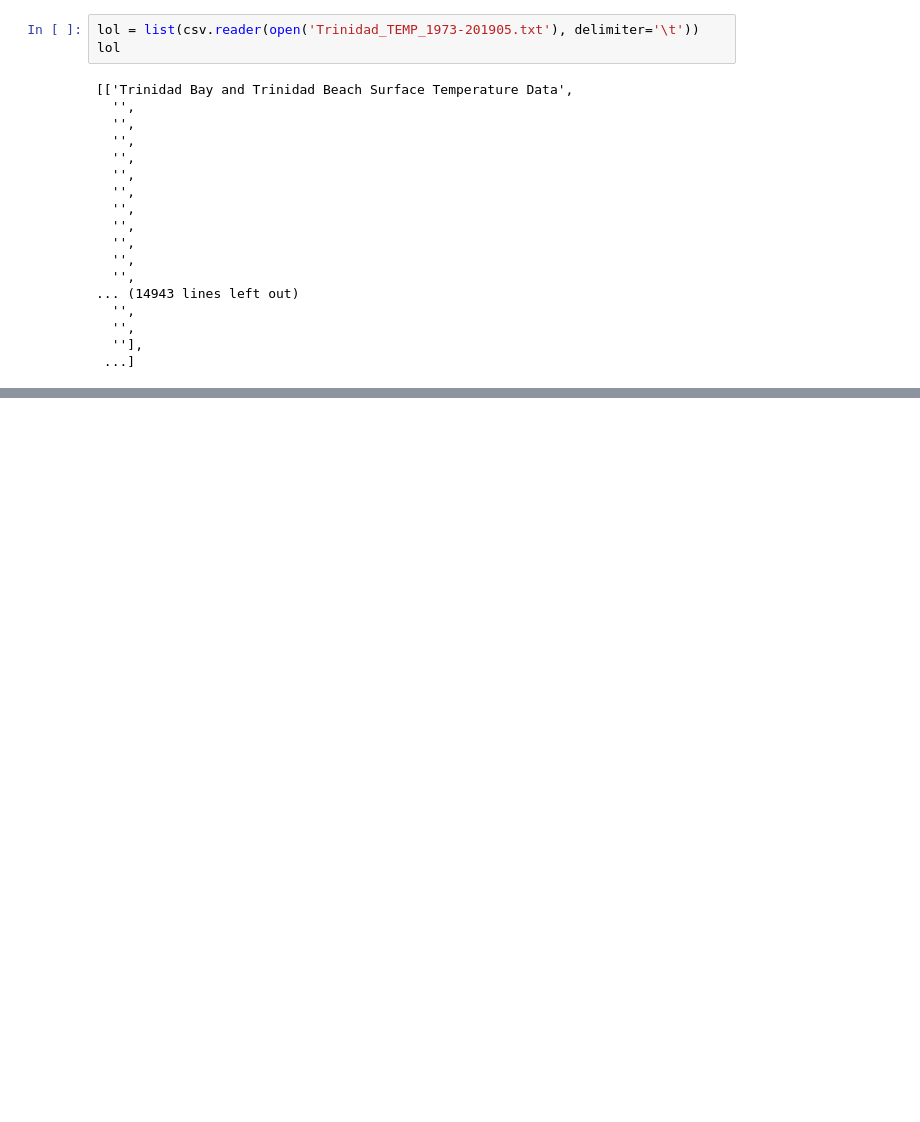
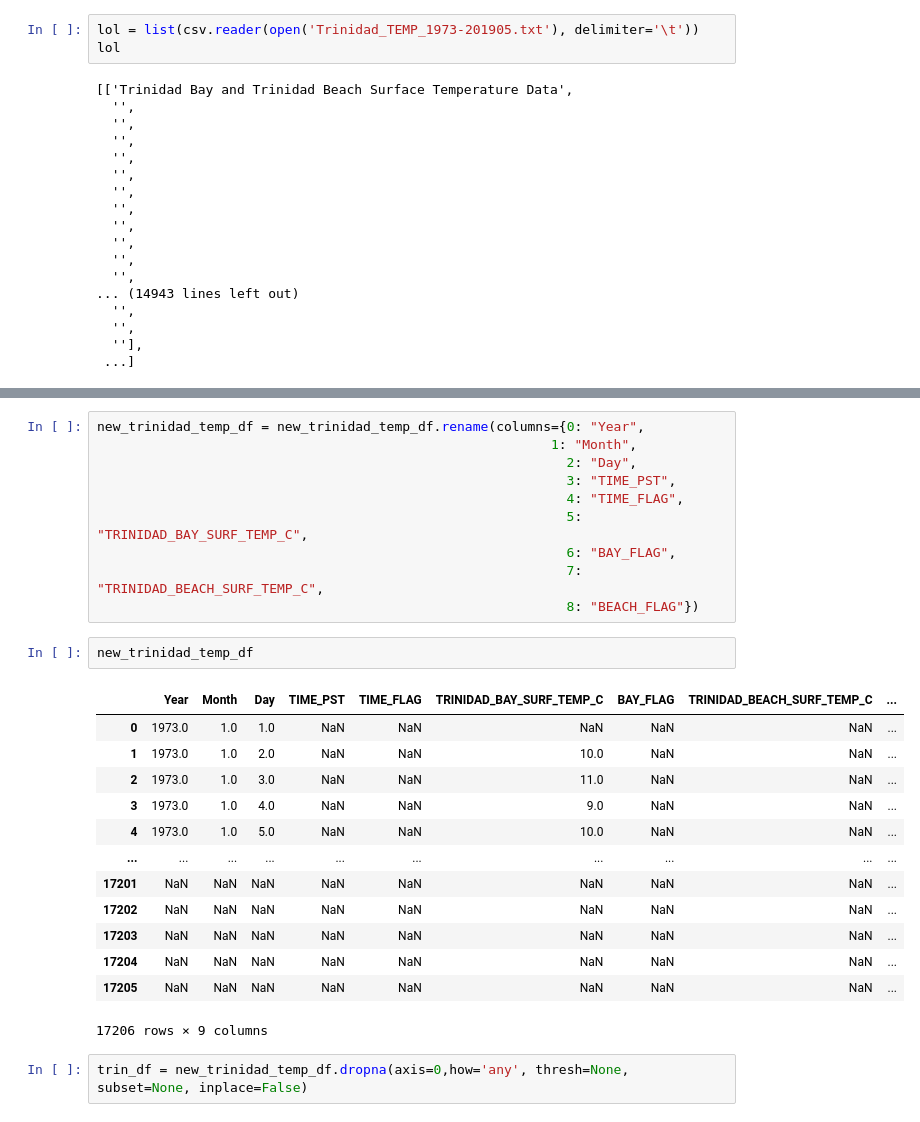
Before and after one commit to cynthiakellogg/california-ocean-temps, a Jupyter notebook: oceans_notebook.ipynb, the cells around one changed output, grey strips where cells are left out. Drawn from its saved outputs; the diff is of its cells as text; blank space fills up the shorter version.

```diff
--- a/oceans_notebook.ipynb
+++ b/oceans_notebook.ipynb
@@ -126,0 +144,28 @@ trinidad_temp_df
+# %%
+new_trinidad_temp_df = new_trinidad_temp_df.rename(columns={0: "Year",
+                                                          1: "Month",
+                                                            2: "Day",
+                                                            3: "TIME_PST",
+                                                            4: "TIME_FLAG",
+                                                            5: "TRINIDAD_BAY_SURF_TEMP_C",
+                                                            6: "BAY_FLAG",
+                                                            7: "TRINIDAD_BEACH_SURF_TEMP_C",
+                                                            8: "BEACH_FLAG"})
+# %%
+new_trinidad_temp_df
+# %% [output]
+|  | Year | Month | Day | TIME_PST | TIME_FLAG | TRINIDAD_BAY_SURF_TEMP_C | BAY_FLAG | TRINIDAD_BEACH_SURF_TEMP_C | ... |
+| 0 | 1973.0 | 1.0 | 1.0 | NaN | NaN | NaN | NaN | NaN | ... |
+| 1 | 1973.0 | 1.0 | 2.0 | NaN | NaN | 10.0 | NaN | NaN | ... |
+| 2 | 1973.0 | 1.0 | 3.0 | NaN | NaN | 11.0 | NaN | NaN | ... |
+| 3 | 1973.0 | 1.0 | 4.0 | NaN | NaN | 9.0 | NaN | NaN | ... |
+| 4 | 1973.0 | 1.0 | 5.0 | NaN | NaN | 10.0 | NaN | NaN | ... |
+| ... | ... | ... | ... | ... | ... | ... | ... | ... | ... |
+| 17201 | NaN | NaN | NaN | NaN | NaN | NaN | NaN | NaN | ... |
+| 17202 | NaN | NaN | NaN | NaN | NaN | NaN | NaN | NaN | ... |
+| 17203 | NaN | NaN | NaN | NaN | NaN | NaN | NaN | NaN | ... |
+| 17204 | NaN | NaN | NaN | NaN | NaN | NaN | NaN | NaN | ... |
+| 17205 | NaN | NaN | NaN | NaN | NaN | NaN | NaN | NaN | ... |
+17206 rows × 9 columns
+# %%
+trin_df = new_trinidad_temp_df.dropna(axis=0,how='any', thresh=None, subset=None, inplace=False)
```
Also changed, not shown: parts of 10 cells of this notebook.
